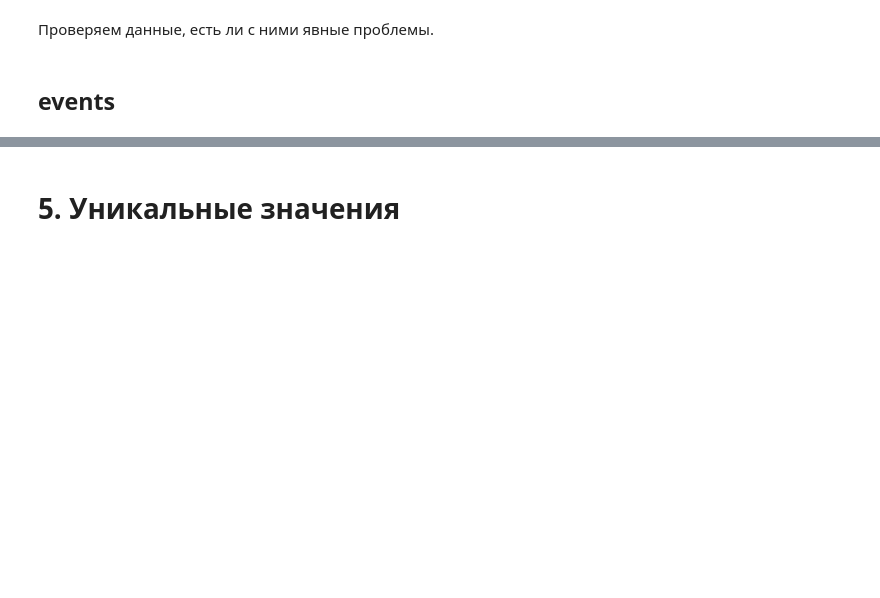
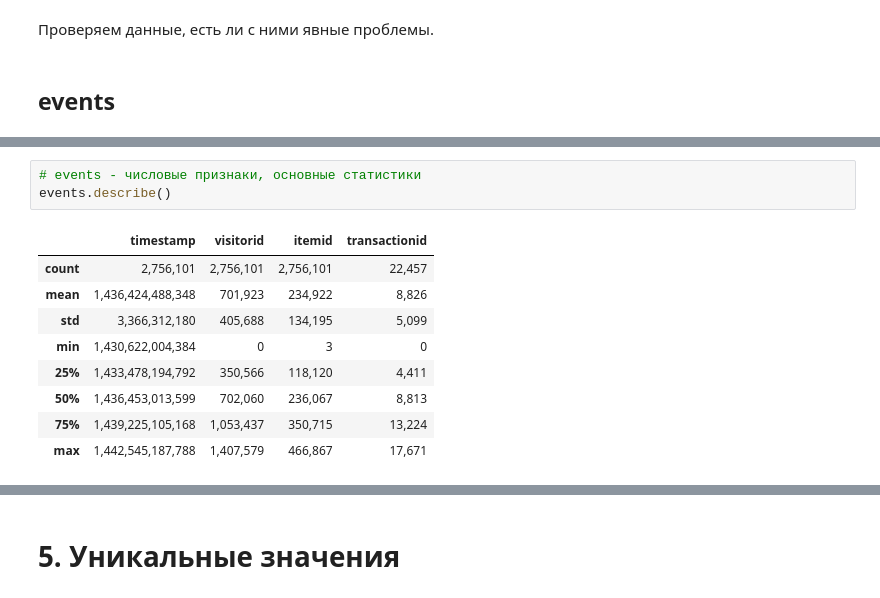
Before and after one commit to Manaam9/ecommerce-recsys, a Jupyter notebook: notebooks/01_eda.ipynb, the cells around one changed output, grey strips where cells are left out. Drawn from its saved outputs; the diff is of its cells as text; blank space fills up the shorter version.

```diff
--- a/notebooks/01_eda.ipynb
+++ b/notebooks/01_eda.ipynb
@@ -482,0 +480,13 @@ category_tree.head()
+# %%
+# events - числовые признаки, основные статистики
+events.describe()
+# %% [output]
+|  | timestamp | visitorid | itemid | transactionid |
+| count | 2,756,101 | 2,756,101 | 2,756,101 | 22,457 |
+| mean | 1,436,424,488,348 | 701,923 | 234,922 | 8,826 |
+| std | 3,366,312,180 | 405,688 | 134,195 | 5,099 |
+| min | 1,430,622,004,384 | 0 | 3 | 0 |
+| 25% | 1,433,478,194,792 | 350,566 | 118,120 | 4,411 |
+| 50% | 1,436,453,013,599 | 702,060 | 236,067 | 8,813 |
+| 75% | 1,439,225,105,168 | 1,053,437 | 350,715 | 13,224 |
+| max | 1,442,545,187,788 | 1,407,579 | 466,867 | 17,671 |
```
Also changed, not shown: parts of 27 cells of this notebook.
